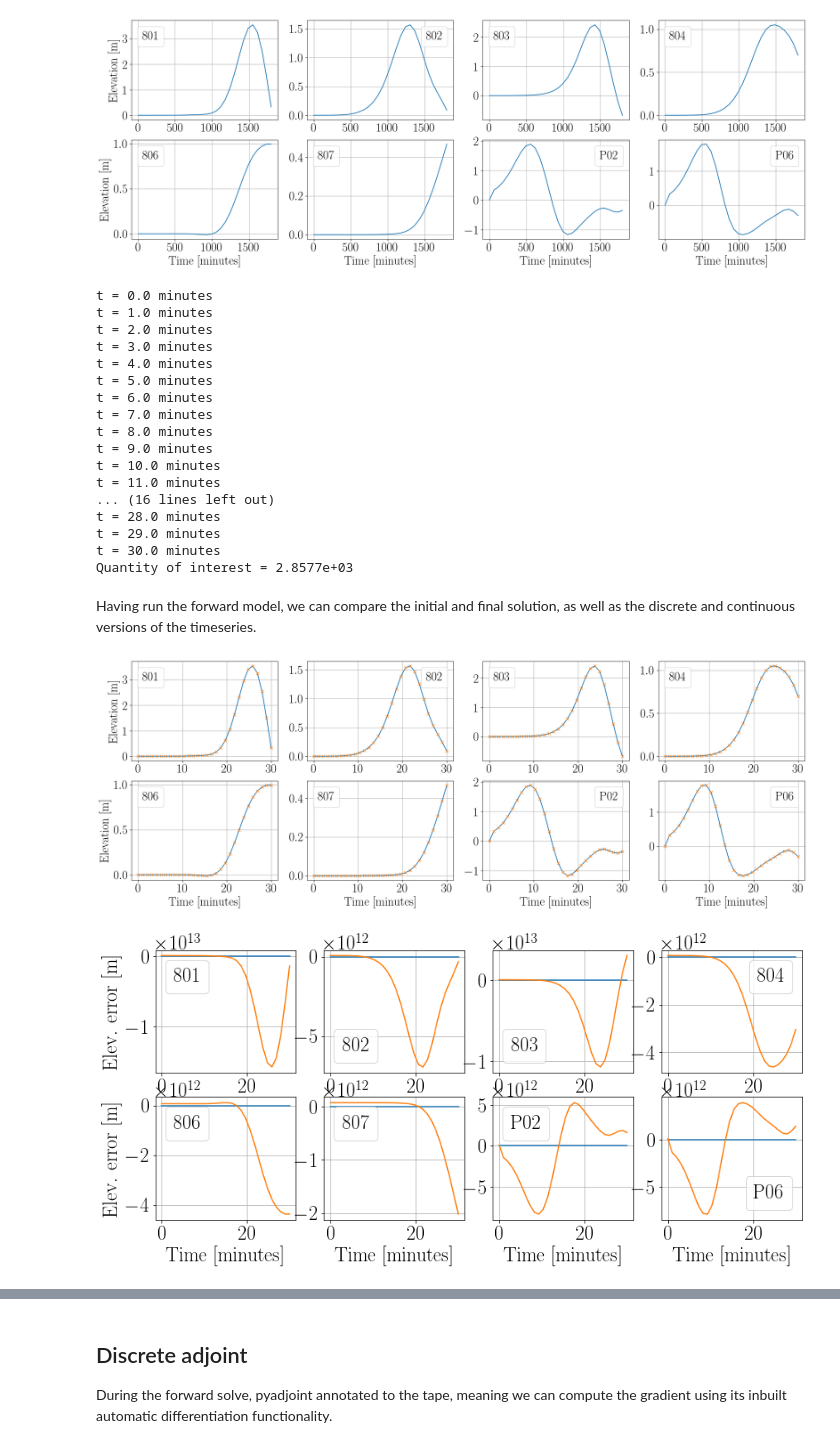
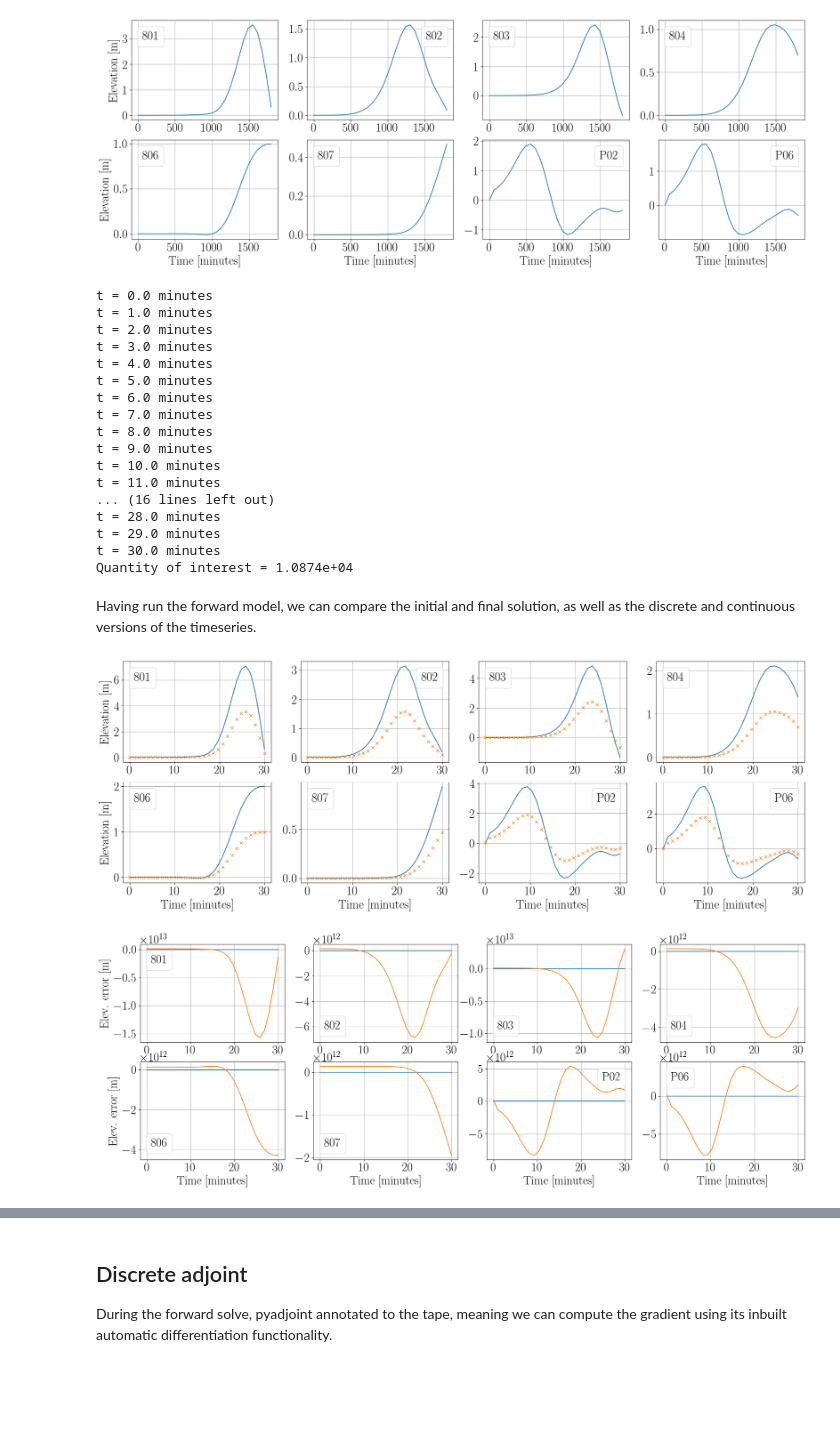
Before and after one commit to jwallwork23/adapt_utils_notebooks, a Jupyter notebook: case_studies/tohoku/03-one-dimensional-inversion/1d-inversion-rehash-synthetic.ipynb, the cells around one changed output, grey strips where cells are left out. Saved outputs shown, nothing was run; the diff lists cells and outputs as text; code cells hidden in the pictures; blank space fills up the shorter version.

```diff
--- a/case_studies/tohoku/03-one-dimensional-inversion/1d-inversion-rehash-synthetic.ipynb
+++ b/case_studies/tohoku/03-one-dimensional-inversion/1d-inversion-rehash-synthetic.ipynb
@@ -129,9 +130,7 @@ op.annotate_plot(axes)
 # %% [output]
 [figure]
 # %%
-def solve_forward(control, store=False, keep=False):
-    if store:
-        assert synthetic
+def solve_forward(control, store=False, keep=False, verbose=True,):
     q_.project(control*basis_function);
 
     for gauge in gauges:
@@ -140,12 +139,12 @@ def solve_forward(control, store=False, keep=False):
         op.gauges[gauge]['timeseries_smooth'] = []
         op.gauges[gauge]['diff_smooth'] = []
         op.gauges[gauge]['init'] = None
-        if store or not synthetic:
+        if store:
             op.gauges[gauge]['data'] = []
         op.gauges[gauge]['adjoint_free'] = 0.0
     if keep:
-        u, eta = q.split()
-        op.eta_saved = [eta.copy(deepcopy=True)]
+        u_, eta_ = q_.split()
+        op.eta_saved = [eta_.copy(deepcopy=True)]
 
     t = 0.0
     iteration = 0
@@ -153,7 +152,8 @@ def solve_forward(control, store=False, keep=False):
     weight = Constant(1.0)
     eta_obs = Constant(0.0)
     while t < op.end_time:
-        print("t = {:.1f} minutes".format(t/60))
+        if verbose:
+            print("t = {:.1f} minutes".format(t/60))
 
         # Solve forward equation at current timestep
         solver.solve()
@@ -171,15 +171,8 @@ def solve_forward(control, store=False, keep=False):
             op.gauges[gauge]['timeseries'].append(eta_discrete)
             if store:
                 op.gauges[gauge]['data'].append(eta_discrete)
-
             else:
-                # Interpolate observations
-                if synthetic:
-                    eta_obs.assign(op.gauges[gauge]['data'][iteration])
-                else:
-                    obs = float(op.gauges[gauge]['interpolator'](t))
-                    eta_obs.assign(obs)
-                    op.gauges[gauge]['data'].append(obs)
+                eta_obs.assign(op.gauges[gauge]['data'][iteration])
 
                 # Discrete form of error
                 diff = eta_discrete - eta_obs.dat.data[0]
@@ -202,7 +195,8 @@ def solve_forward(control, store=False, keep=False):
         iteration += 1
 
     assert np.allclose(t, op.end_time), print("mismatching end time ({:.2f} vs {:.2f})".format(t, op.end_time))
-    print("t = {:.1f} minutes".format(t/60))
+    if verbose:
+        print("t = {:.1f} minutes".format(t/60))
     return None if store else J
 # %% [markdown]
 # Gauge indicators
@@ -229,14 +223,10 @@ for i, gauge in enumerate(gauges):
 [figure]
 # %%
 times = np.linspace(0, op.end_time, int(op.end_time/op.dt))
-if synthetic:
-    with stop_annotating():
-        solve_forward(m, store=True)
-        for gauge in gauges:
-            op.gauges[gauge]['interpolator'] = si.interp1d(times, op.gauges[gauge]['timeseries'])
-else:
+with stop_annotating():
+    solve_forward(m, store=True)
     for gauge in gauges:
-        op.sample_timeseries(gauge, sample=op.gauges[gauge]['sample'], detide=True)
+        op.gauges[gauge]['interpolator'] = si.interp1d(times, op.gauges[gauge]['timeseries'])
 # %% [output]
 t = 0.0 minutes
 t = 1.0 minutes
@@ -260,10 +250,7 @@ fig, axes = plt.subplots(ncols=4, nrows=2, figsize=(24, 8), dpi=100)
 t = np.linspace(0, op.end_time, 150)
 for i, gauge in enumerate(gauges):
     ax = axes[i//4, i%4]
-    if synthetic:
-        ax.plot(times, op.gauges[gauge]['data'], label=gauge)
-    else:
-        ax.plot(times, op.gauges[gauge]['interpolator'](times), label=gauge)
+    ax.plot(times, op.gauges[gauge]['data'], label=gauge)
     ax.legend(handlelength=0, handletextpad=0)
     ax.grid(True)
     if i >= 4:
@@ -273,6 +260,8 @@ for i, gauge in enumerate(gauges):
 # %% [output]
 [figure]
 # %%
+# m.assign(5.0)
+m.assign(10.0)
 J = solve_forward(m)
 print("Quantity of interest = {:.4e}".format(J))
 # %% [output]
@@ -292,7 +281,7 @@ t = 11.0 minutes
 t = 28.0 minutes
 t = 29.0 minutes
 t = 30.0 minutes
-Quantity of interest = 2.8577e+03
+Quantity of interest = 1.0874e+04
 # %% [markdown]
 Having run the forward model, we can compare the initial and final solution, as well as the discrete and continuous versions of the timeseries.
 # %%
@@ -309,19 +298,19 @@ for i, gauge in enumerate(gauges):
         ax.set_ylabel("Elevation [m]")
     ax.grid(True)
 # %% [output]
-[figure, old version]
+[figure, new version]
 # %%
-fig, axes = plt.subplots(nrows=2, ncols=4, figsize=(14, 6))
+fig, axes = plt.subplots(ncols=4, nrows=2, figsize=(24, 8), dpi=100)
 
 for i, gauge in enumerate(gauges):
     ax = axes[i//4, i%4]
     ax.plot(times/60, op.gauges[gauge]['diff'], label=gauge, color='C0')
     ax.plot(times/60, op.gauges[gauge]['diff_smooth'], color='C1')
     if i >= 4:
         ax.set_xlabel('Time [minutes]')
     if i%4 == 0:
         ax.set_ylabel('Elev. error [m]')
     ax.legend(handlelength=0, handletextpad=0)
     ax.grid(True)
 # %% [output]
-[figure, old version]
+[figure, new version]
```
Also changed, not shown: parts of 30 cells of this notebook, 1 other file.
